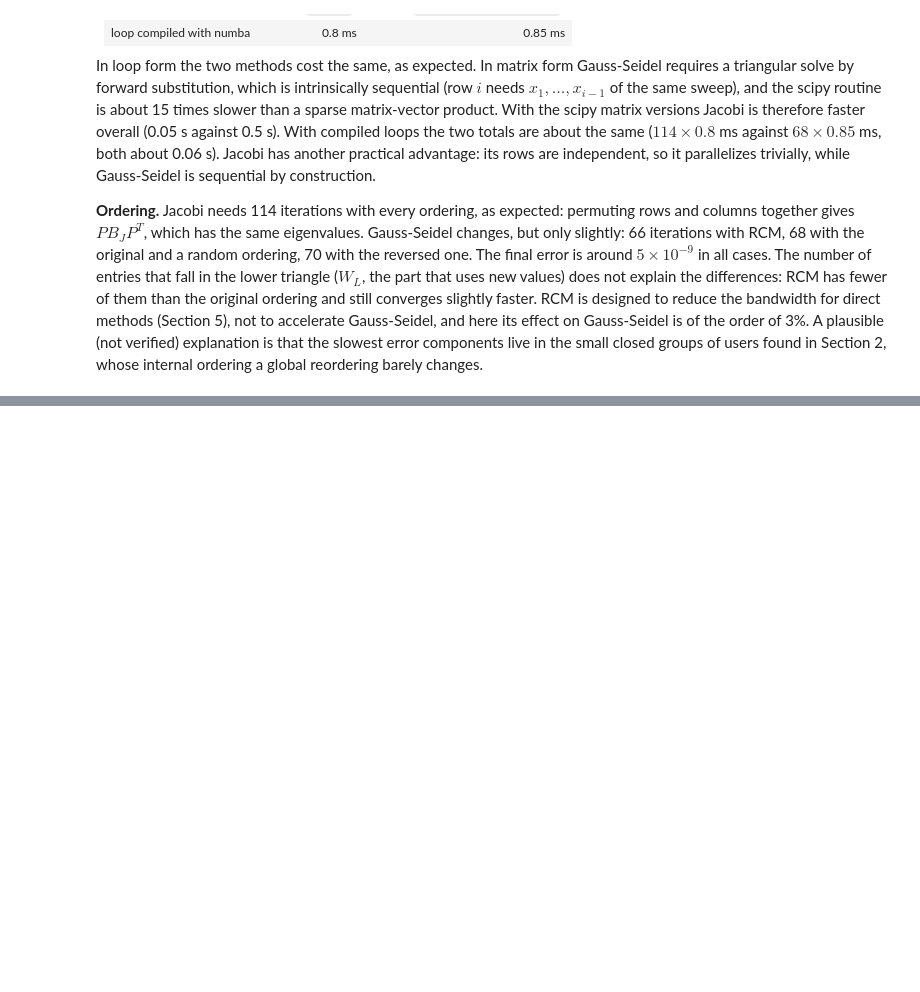
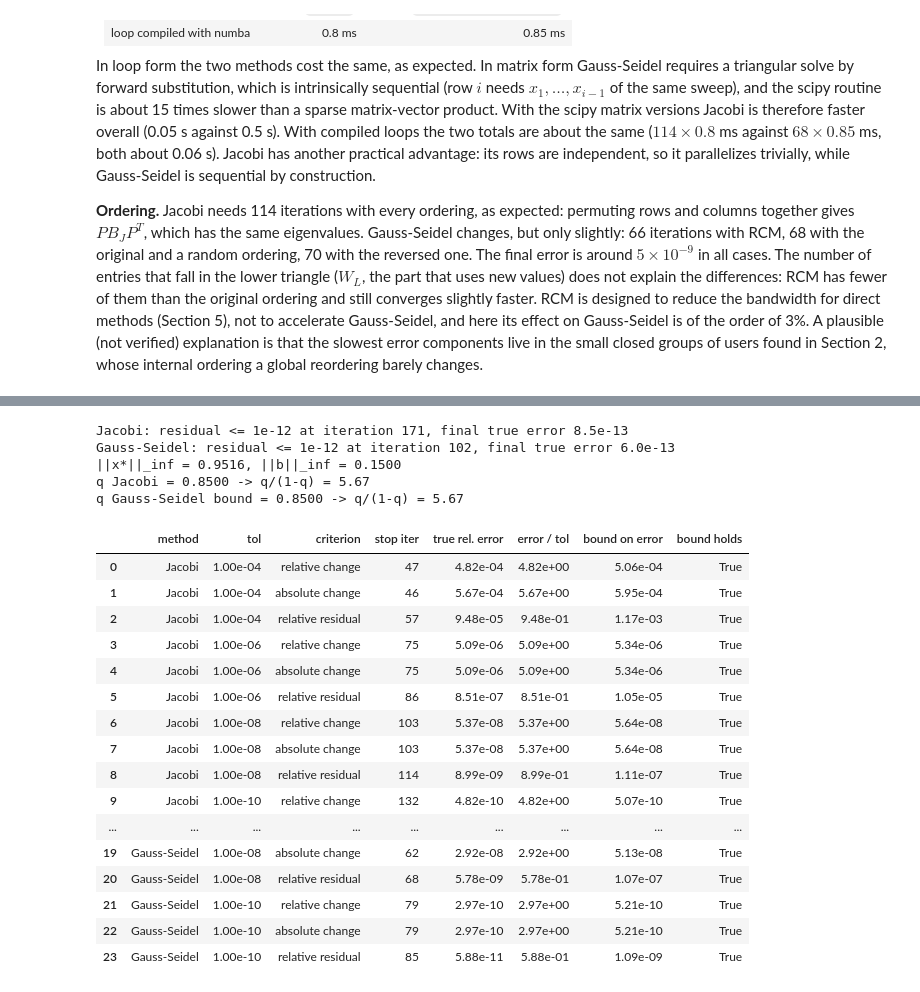
Before and after one commit to Par-TBasti/Dogmatism-in-Large-Scale-Social-Networks, a Jupyter notebook: 02_solvers.ipynb, the cells around one changed output, grey strips where cells are left out. Saved outputs shown, nothing was run; the diff lists cells and outputs as text; code cells hidden in the pictures; blank space fills up the shorter version.

```diff
--- a/02_solvers.ipynb
+++ b/02_solvers.ipynb
@@ -417,0 +436,71 @@ In loop form the two methods cost the same, as expected. In matrix form Gauss-Se
+# %%
+# 4.1 One long run per method, logging the true error at every iteration
+
+hist = {}
+for name, solver in [("Jacobi", jacobi), ("Gauss-Seidel", gauss_seidel)]:
+    _, hist[name] = solver(A, b, tol=1e-12, criterion="residual", x_ref=x_ref)
+    print(f"{name}: {hist[name].attrs['reason']}, final true error {hist[name].rel_error.iloc[-1]:.1e}")
+
+# norms of x* and b, and the two contraction constants q
+norm_x_ref = np.linalg.norm(x_ref, np.inf)
+q_jac = norm_BJ
+abs_A = abs(A).tocsr()
+l = np.asarray(sp.tril(abs_A, k=-1).sum(axis=1)).ravel()
+u = np.asarray(sp.triu(abs_A, k=1).sum(axis=1)).ravel()
+q_gs = np.max(u / (np.abs(diag) - l))
+q = {"Jacobi": q_jac, "Gauss-Seidel": q_gs}
+K_bound = (1 + alpha) / (1 - alpha)
+
+print(f"||x*||_inf = {norm_x_ref:.4f}, ||b||_inf = {np.linalg.norm(b, np.inf):.4f}")
+print(f"q Jacobi = {q_jac:.4f} -> q/(1-q) = {q_jac / (1 - q_jac):.2f}")
+print(f"q Gauss-Seidel bound = {q_gs:.4f} -> q/(1-q) = {q_gs / (1 - q_gs):.2f}")
+
+# consistency check: stopping through the solver interface gives the same iteration
+_, h_check = jacobi(A, b, tol=1e-6, criterion="rel_change")
+assert len(h_check) == (hist["Jacobi"].rel_change <= 1e-6).idxmax() + 1
+# %% [output]
+Jacobi: residual <= 1e-12 at iteration 171, final true error 8.5e-13
+Gauss-Seidel: residual <= 1e-12 at iteration 102, final true error 6.0e-13
+||x*||_inf = 0.9516, ||b||_inf = 0.1500
+q Jacobi = 0.8500 -> q/(1-q) = 5.67
+q Gauss-Seidel bound = 0.8500 -> q/(1-q) = 5.67
+# %%
+# 4.2 Where each criterion stops, the true error there, and the theoretical bound
+
+columns = {"rel_change": "relative change", "abs_change": "absolute change", "rel_residual": "relative residual"}
+rows = []
+for name, h in hist.items():
+    for tol in [1e-4, 1e-6, 1e-8, 1e-10]:
+        for col, label in columns.items():
+            k = (h[col] <= tol).idxmax()  # first iteration where the criterion is satisfied
+            err = h.rel_error[k]
+            if col == "rel_residual":
+                bound = K_bound * h.rel_residual[k]
+            else:
+                bound = q[name] / (1 - q[name]) * h.abs_change[k] / norm_x_ref
+            rows.append({"method": name, "tol": tol, "criterion": label,
+                         "stop iter": int(h.iter[k]), "true rel. error": err,
+                         "error / tol": err / tol, "bound on error": bound, "bound holds": err <= bound})
+
+criteria_table = pd.DataFrame(rows)
+criteria_table.to_csv(processed_folder / "m2_stopping_criteria.csv", index=False)
+pd.set_option("display.float_format", "{:.2e}".format)
+criteria_table
+# %% [output]
+|  | method | tol | criterion | stop iter | true rel. error | error / tol | bound on error | bound holds |
+| 0 | Jacobi | 1.00e-04 | relative change | 47 | 4.82e-04 | 4.82e+00 | 5.06e-04 | True |
+| 1 | Jacobi | 1.00e-04 | absolute change | 46 | 5.67e-04 | 5.67e+00 | 5.95e-04 | True |
+| 2 | Jacobi | 1.00e-04 | relative residual | 57 | 9.48e-05 | 9.48e-01 | 1.17e-03 | True |
+| 3 | Jacobi | 1.00e-06 | relative change | 75 | 5.09e-06 | 5.09e+00 | 5.34e-06 | True |
+| 4 | Jacobi | 1.00e-06 | absolute change | 75 | 5.09e-06 | 5.09e+00 | 5.34e-06 | True |
+| 5 | Jacobi | 1.00e-06 | relative residual | 86 | 8.51e-07 | 8.51e-01 | 1.05e-05 | True |
+| 6 | Jacobi | 1.00e-08 | relative change | 103 | 5.37e-08 | 5.37e+00 | 5.64e-08 | True |
+| 7 | Jacobi | 1.00e-08 | absolute change | 103 | 5.37e-08 | 5.37e+00 | 5.64e-08 | True |
+| 8 | Jacobi | 1.00e-08 | relative residual | 114 | 8.99e-09 | 8.99e-01 | 1.11e-07 | True |
+| 9 | Jacobi | 1.00e-10 | relative change | 132 | 4.82e-10 | 4.82e+00 | 5.07e-10 | True |
+| ... | ... | ... | ... | ... | ... | ... | ... | ... |
+| 19 | Gauss-Seidel | 1.00e-08 | absolute change | 62 | 2.92e-08 | 2.92e+00 | 5.13e-08 | True |
+| 20 | Gauss-Seidel | 1.00e-08 | relative residual | 68 | 5.78e-09 | 5.78e-01 | 1.07e-07 | True |
+| 21 | Gauss-Seidel | 1.00e-10 | relative change | 79 | 2.97e-10 | 2.97e+00 | 5.21e-10 | True |
+| 22 | Gauss-Seidel | 1.00e-10 | absolute change | 79 | 2.97e-10 | 2.97e+00 | 5.21e-10 | True |
+| 23 | Gauss-Seidel | 1.00e-10 | relative residual | 85 | 5.88e-11 | 5.88e-01 | 1.09e-09 | True |
```
Also changed, not shown: parts of 9 cells of this notebook, 4 other files.
